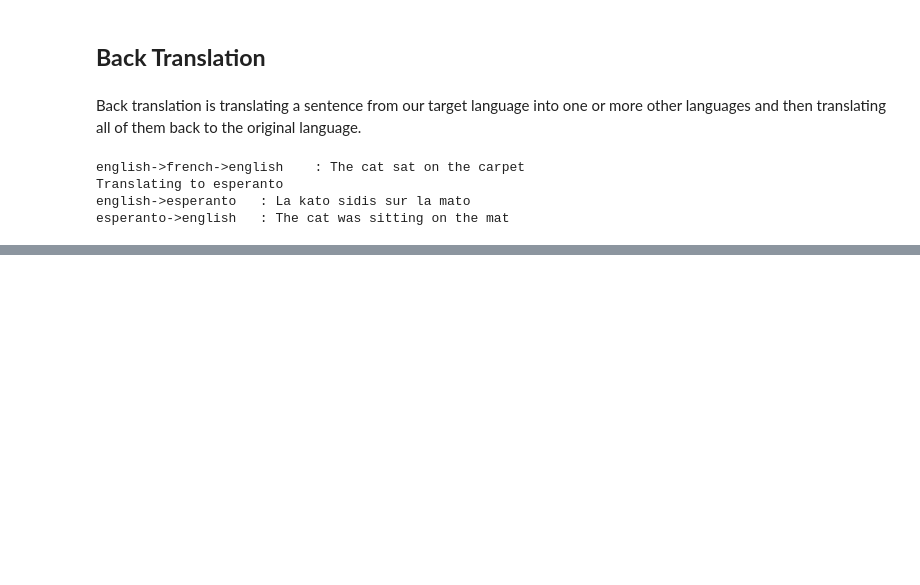
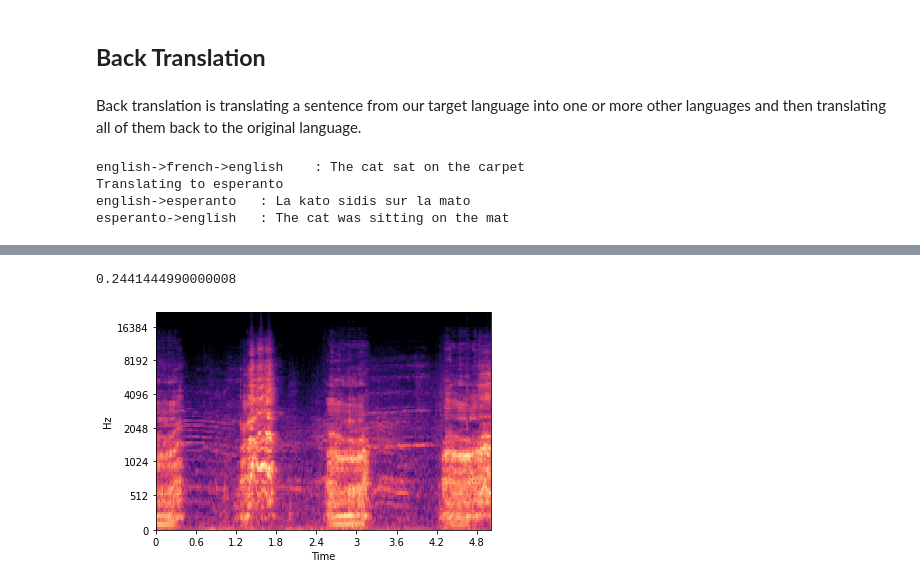
Before and after one commit to niklaust/Deep_Learning, a Jupyter notebook: PyTorch_for_Deep_Learning_notebook_of_nikluast.ipynb, the cells around one changed output, grey strips where cells are left out. Drawn from its saved outputs; the diff is of its cells as text; code cells hidden in the pictures; blank space fills up the shorter version.

```diff
--- a/PyTorch_for_Deep_Learning_notebook_of_nikluast.ipynb
+++ b/PyTorch_for_Deep_Learning_notebook_of_nikluast.ipynb
@@ -1777,0 +2260,37 @@ esperanto->english   : The cat was sitting on the mat
+# %%
+class ESC50Spectrogram(Dataset):
+  def __init__(self,path):
+    # Load all the audio files from the specified path
+    files = Path(path).glob('*.wav')
+    # Extract the filename and label for each audio file
+    self.items = [(f,int(f.name.split("-")[-1].replace(".wav","")))
+                  for f in files]
+    # Calculate the number of audio files in the dataset
+    self.length = len(self.items)
+    # Define the image transformation to apply to the spectrogram
+    self.transforms = torchvision.transforms.Compose(
+                      [torchvision.transforms.ToTensor()])
+
+  def __getitem__(self, index):
+    # Get the filename and label for the specified index
+    filename, label = self.items[index]
+    # Load the audio data from the file
+    audio_tensor, sample_rate = librosa.load(filename, sr=None)
+    # Calculate the spectrogram for the audio data
+    spectrogram = librosa.feature.melspectrogram(audio_tensor, sr=sample_rate)
+    # Convert the spectrogram to a log-scale representation
+    log_spectrogram = librosa.power_to_db(spectrogram, ref=np.max)
+    # Display the spectrogram using matplotlib
+    fig, ax = plt.subplots()
+    librosa.display.specshow(log_spectrogram, sr=sample_rate,
+                              x_axis='time', y_axis='mel')
+    plt.gcf().canvas.draw()
+    # Covert the matplotlib figure to a numpy array
+    audio_data = np.frombuffer(fig.canvas.tostring_rgb(), dtype=np.uint8)
+    audio_data = audio_data.reshape(fig.canvas.get_width_height()[::-1] + (3,))
+    audio_data = audio_data.copy()  # Make the array writable
+    # Apply the image transformation to the numpy array and return the result
+    return (self.transforms(audio_data), label)
+
+  def __len__(self):
+    return self.length
@@ -1777,0 +2308,10 @@ esperanto->english   : The cat was sitting on the mat
+# %%
+newESC50 = ESC50Spectrogram("/content/ESC-50-master/audio")
+start_time = time.process_time()
+newESC50.__getitem__(33)
+end_time = time.process_time()
+new_time = end_time - start_time
+new_time
+# %% [output]
+0.2441444990000008
+[figure, added]
```
Also changed, not shown: parts of 177 cells of this notebook.
